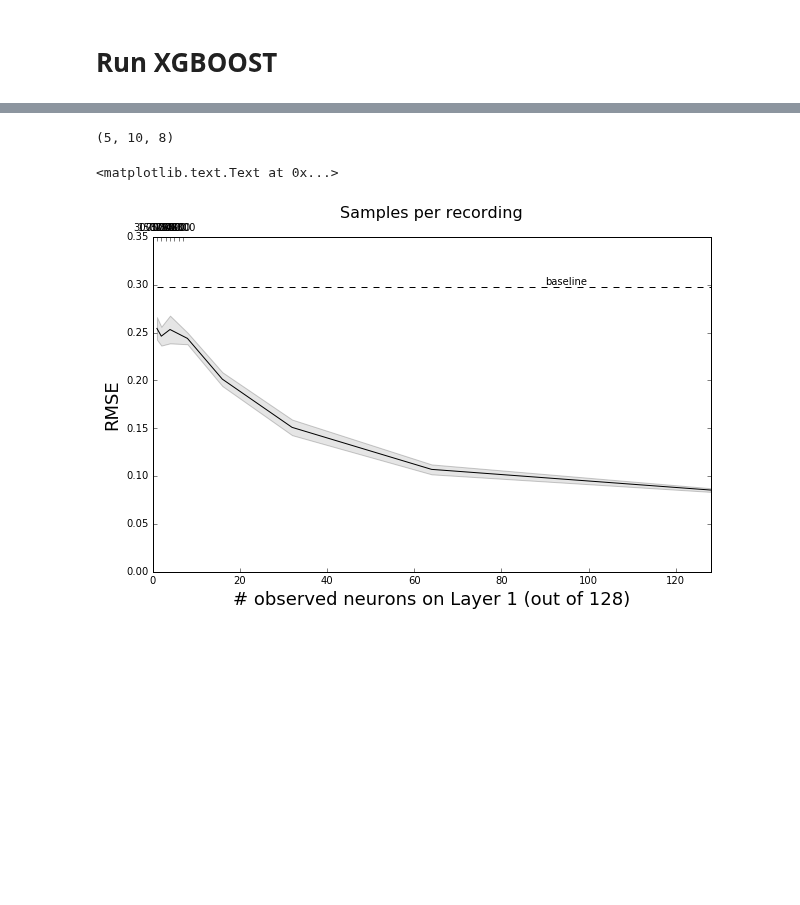
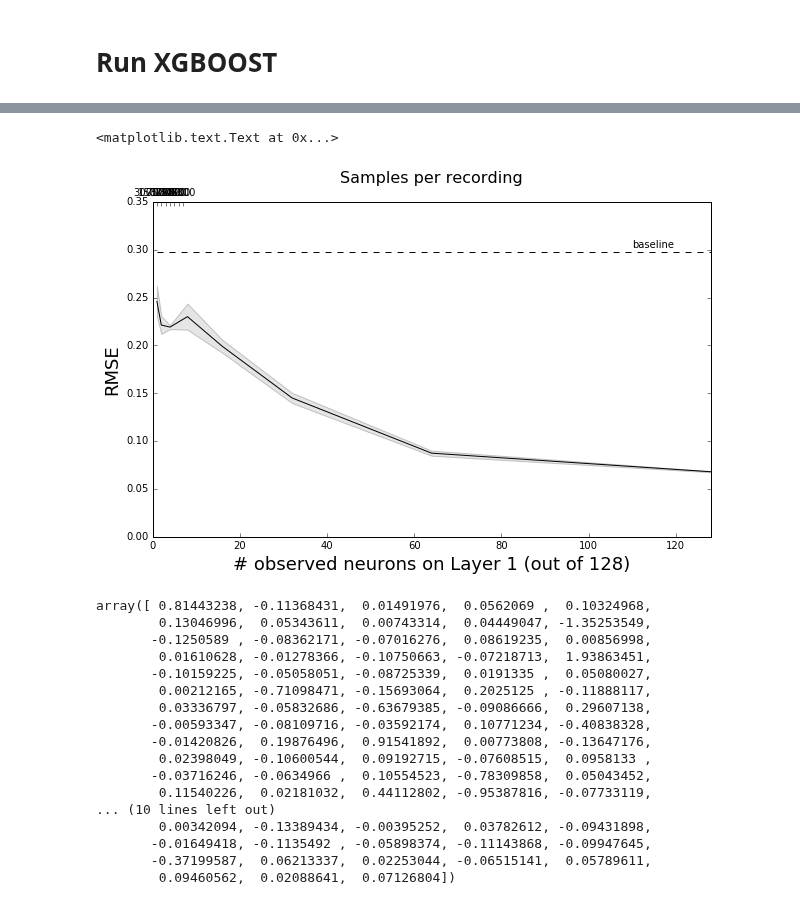
Before and after one commit to striantafillou/partial_recordings, a Jupyter notebook: RE_RunXGBoost.ipynb, the cells around one changed output, grey strips where cells are left out. Drawn from its saved outputs; the diff is of its cells as text; code cells hidden in the pictures; blank space fills up the shorter version.

```diff
--- a/RE_RunXGBoost.ipynb
+++ b/RE_RunXGBoost.ipynb
@@ -2,7 +2,7 @@
 # Load Layer outputs
 # %%
 import pickle
-with open('NN_layer_outputs.dat','rb') as f:
+with open('linear_NN_layer_outputs.dat','rb') as f:
     layer_outs,layer_outs_test= pickle.load(f)
 f.close()
 # %% [markdown]
@@ -52,8 +52,8 @@ params = {}
 # use linear regression 'reg:linear'
 params['objective'] = 'reg:linear'
 # scale weight of positive examples
-params['eta'] = 0.8               # Makes the model more robust by shrinking the weights on each step (0.01-0.2)
-params['max_depth'] = 10           # Used to control over-fitting as higher depth will allow model to learn relations
+params['eta'] = 0.5               # Makes the model more robust by shrinking the weights on each step (0.01-0.2)
+params['max_depth'] = 5           # Used to control over-fitting as higher depth will allow model to learn relations
                                   # very specific to a particular sample. (3-10)
 #params['max_delta_step']=         # it might help in logistic regression when class is extremely imbalanced.(def=0)
 params['silent'] = 1
@@ -107,7 +107,7 @@ for ss in range(nSubnetSize):
             pred = bst.predict(xg_test)
             rmses[it,iN,ss] = np.sqrt(np.mean(np.square([(pred[i] - layer_outs_test[oLayer][:,iN][i])
                                          for i in range(len(layer_outs_test[oLayer][:,1]))])))
-            print ('predicting, RMSE=%f' %rmses[it, iN, ss])
+        print ('predicting, RMSE=%f' %np.mean(rmses[it, :, ss])
 
 
 # save the rmse's
@@ -135,7 +135,42 @@ predicting, RMSE=0.097316
-# %%
-rmses.shape
-# %% [output]
-(5, 10, 8)
+# %%
+
+import matplotlib.pyplot as pl
+%matplotlib inline
+import numpy as np
+
+fig=pl.figure(figsize=(10,6))
+ax1 = fig.add_subplot(111)
+ax1.set_xlim([0, 128])
+ax2 = ax1.twiny()
+
+x = subnetSize;
+y = np.mean(np.median(rmses, axis=1), axis=0)
+error = np.std(np.mean(rmses, axis=1), axis=0)
+bl = np.std(layer_outs_test[oLayer]-np.mean(layer_outs_test[oLayer]));
+
+pl.plot(x, y, 'k-')
+horiz_line_data = np.array([bl for i in xrange(len(x))])
+pl.plot(x, horiz_line_data, 'k--')
+pl.fill_between(x, y-error, y+error, alpha=0.2, facecolor='#808080')
+
+ax1.set_xlabel('# observed neurons on Layer 1 (out of 128)', fontsize=18)
+ax2.set_xlabel('Samples per recording',  fontsize=16)
+
+new_tick_locations =range(len(nSamples))
+ax2.set_xlim(ax1.get_xlim())
+ax2.set_xticks(new_tick_locations)
+ax2.set_xticklabels(nSamples)
+
+
+# ax2.set_xticks(nSamples)
+# ax2.set_xticklabels(nSamples[range(0, 5, 20)])
+ax1.set_ylabel('RMSE', fontsize=18)
+ax1.set_ylim([0, .35])
+
+pl.text(110,bl+0.005, 'baseline')
+# %% [output]
+<matplotlib.text.Text at 0x...>
+[figure, added]
 # %%
 
 import matplotlib.pyplot as pl
@@ -171,7 +206,22 @@ ax2.set_xticklabels(nSamples)
 ax1.set_ylabel('RMSE', fontsize=18)
 ax1.set_ylim([0, .35])
 
-pl.text(90,0.3, 'baseline')
+pl.text(110,bl+0.005, 'baseline')
 # %% [output]
-<matplotlib.text.Text at 0x...>
+array([ 0.81443238, -0.11368431,  0.01491976,  0.0562069 ,  0.10324968,
+        0.13046996,  0.05343611,  0.00743314,  0.04449047, -1.35253549,
+       -0.1250589 , -0.08362171, -0.07016276,  0.08619235,  0.00856998,
+        0.01610628, -0.01278366, -0.10750663, -0.07218713,  1.93863451,
+       -0.10159225, -0.05058051, -0.08725339,  0.0191335 ,  0.05080027,
+        0.00212165, -0.71098471, -0.15693064,  0.2025125 , -0.11888117,
+        0.03336797, -0.05832686, -0.63679385, -0.09086666,  0.29607138,
+       -0.00593347, -0.08109716, -0.03592174,  0.10771234, -0.40838328,
+       -0.01420826,  0.19876496,  0.91541892,  0.00773808, -0.13647176,
+        0.02398049, -0.10600544,  0.09192715, -0.07608515,  0.0958133 ,
+       -0.03716246, -0.0634966 ,  0.10554523, -0.78309858,  0.05043452,
+        0.11540226,  0.02181032,  0.44112802, -0.95387816, -0.07733119,
+... (10 lines left out)
+        0.00342094, -0.13389434, -0.00395252,  0.03782612, -0.09431898,
+       -0.01649418, -0.1135492 , -0.05898374, -0.11143868, -0.09947645,
+       -0.37199587,  0.06213337,  0.02253044, -0.06515141,  0.05789611,
+        0.09460562,  0.02088641,  0.07126804])
-[figure, removed]
```
Also changed, not shown: parts of 1 cell of this notebook, 9 other files.
